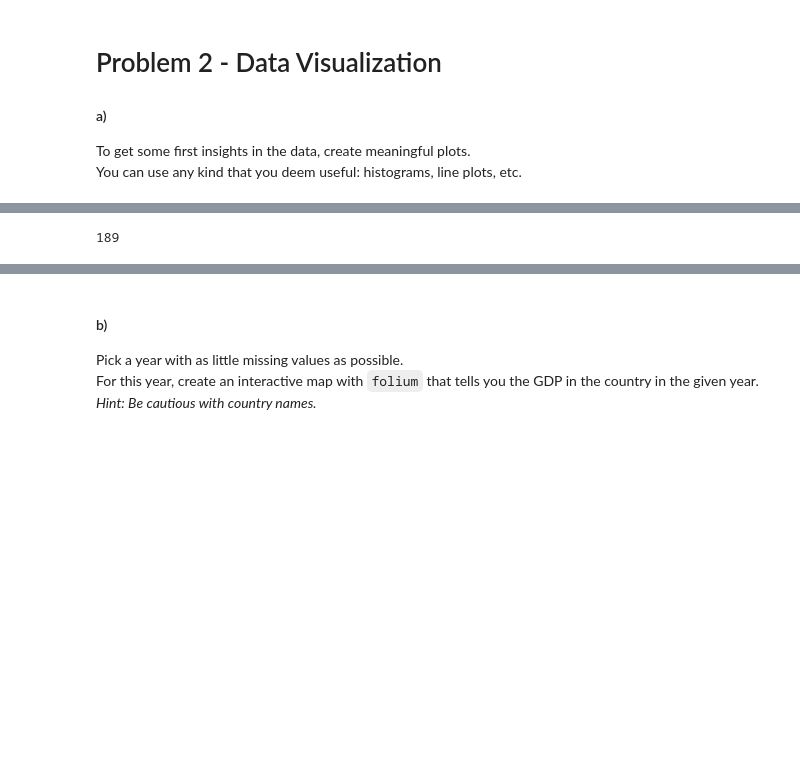
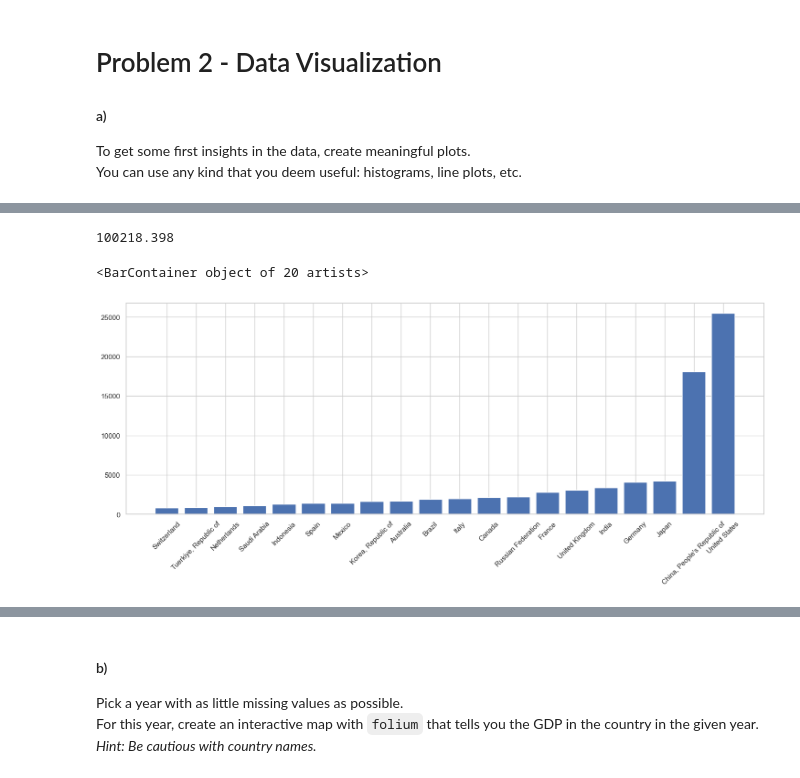
Before and after one commit to Monsieur-Bandana/data_science_clockmann, a Jupyter notebook: ClassProject2207 (1).ipynb, the cells around one changed output, grey strips where cells are left out. Saved outputs shown, nothing was run; the diff lists cells and outputs as text; code cells hidden in the pictures; blank space fills up the shorter version.

Commit message:
edited some graphics

```diff
--- a/ClassProject2207 (1).ipynb
+++ b/ClassProject2207 (1).ipynb
@@ -168,7 +159,14 @@ Index([        1992,         1993,         1994,         1995,         1996,
 # %%
-final_gdp4 = final_gdp3.drop(final_gdp3.index.to_list()[2:], axis=0)
-final_gdp4 = final_gdp4.iloc[:, :-2]
-final_gdp4.index.tolist()[0]
-len(final_gdp3.index)
+
+y = final_gdp3[2022].sort_values()
+y = y.tail(20)
+treshhold = final_gdp2.loc["World"][2022]
+
+print(treshhold)
+plt.figure(figsize=(18,6))
+plt.xticks(rotation=45)
+plt.bar(y.index,y)
 # %% [output]
-189
+100218.398
+<BarContainer object of 20 artists>
+[figure, added]
```
Also changed, not shown: parts of 12 cells of this notebook.
